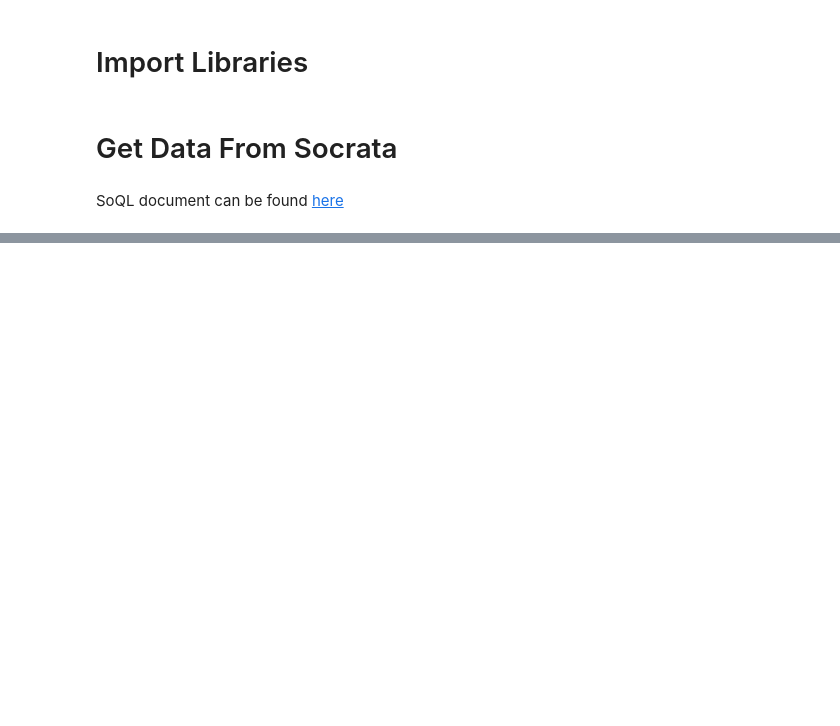
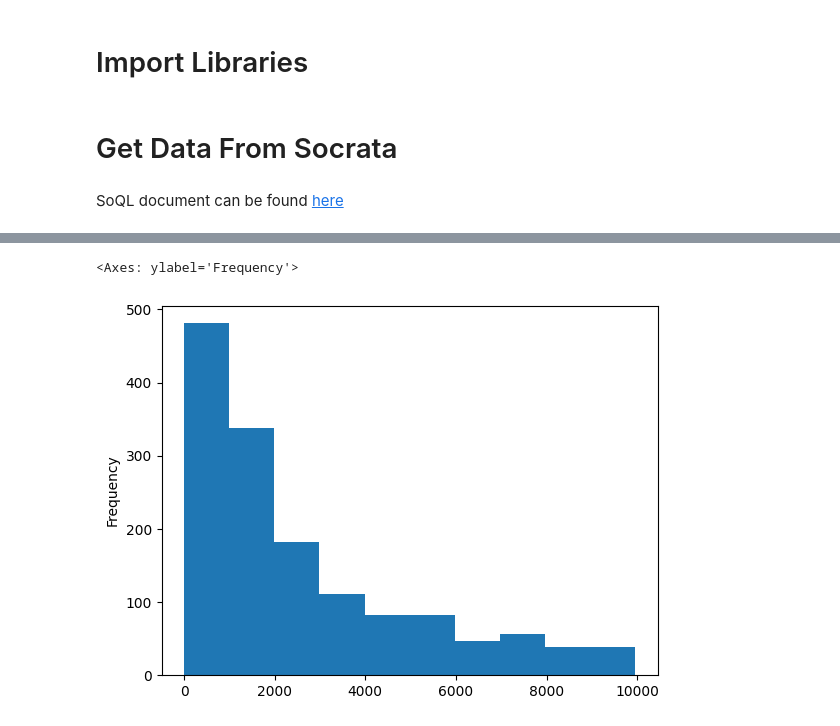
Before and after one commit to henrychan1862/treeNYC, a Jupyter notebook: nyc_open.ipynb, the cells around one changed output, grey strips where cells are left out. Saved outputs shown, nothing was run; the diff lists cells and outputs as text; code cells hidden in the pictures; blank space fills up the shorter version.

```diff
--- a/nyc_open.ipynb
+++ b/nyc_open.ipynb
@@ -99,0 +192,5 @@ Data columns (total 14 columns):
+# %%
+traffic.query('count <= 10000')["count"].plot(kind = "hist")
+# %% [output]
+<Axes: ylabel='Frequency'>
+[figure, added]
```
Also changed, not shown: parts of 21 cells of this notebook.
